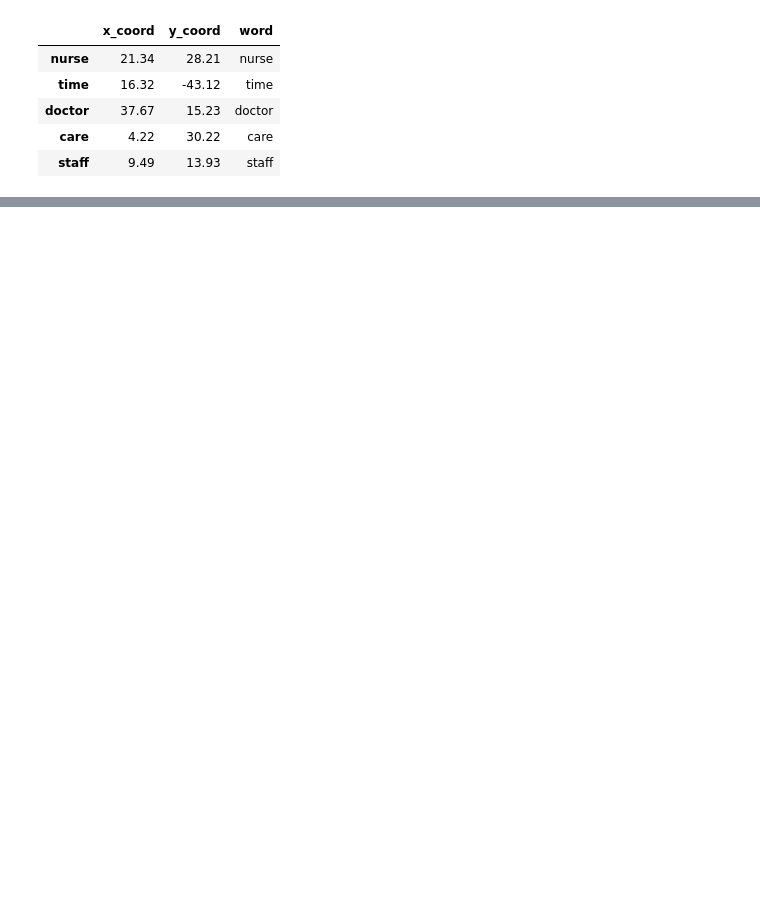
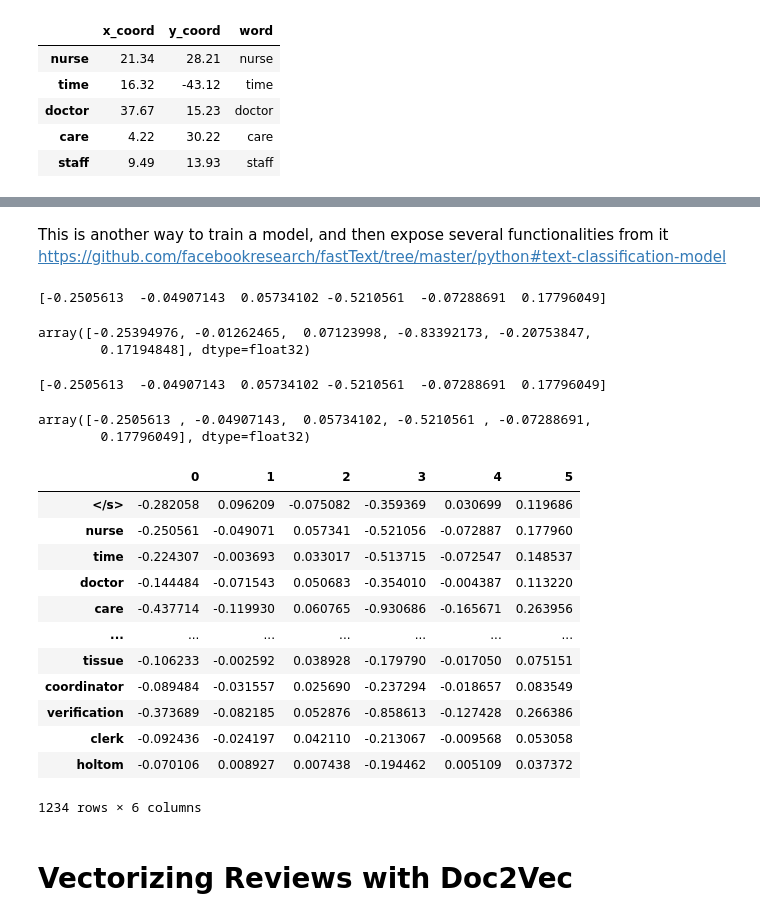
Before and after one commit to sam-cannon/Customer-NLP-Analysis, a Jupyter notebook: (2) Review_Analysis.ipynb, the cells around one changed output, grey strips where cells are left out. Drawn from its saved outputs; the diff is of its cells as text; code cells hidden in the pictures; blank space fills up the shorter version.

```diff
--- a/(2) Review_Analysis.ipynb
+++ b/(2) Review_Analysis.ipynb
@@ -496,0 +665,6 @@ show(tsne_plot);
+# %% [markdown]
+This is another way to train a model, and then expose several functionalities from it
+https://github.com/facebookresearch/fastText/tree/master/python#text-classification-model
+# %%
+import fasttext
+cbow_model = fasttext.train_unsupervised('text.txt', model = 'cbow', dim = 6, epoch = 10, minCount = 1)
@@ -496,0 +673,44 @@ show(tsne_plot);
+# %%
+print(cbow_model['nurse'])
+# %% [output]
+[-0.2505613  -0.04907143  0.05734102 -0.5210561  -0.07288691  0.17796049]
+# %%
+#get vector representation for a sentence
+cbow_model.get_sentence_vector('I loved this place it was awesome')
+# %% [output]
+array([-0.25394976, -0.01262465,  0.07123998, -0.83392173, -0.20753847,
+        0.17194848], dtype=float32)
+# %%
+print(cbow_model['nurse'])
+# %% [output]
+[-0.2505613  -0.04907143  0.05734102 -0.5210561  -0.07288691  0.17796049]
+# %%
+cbow_model.get_word_vector('nurse')
+# %% [output]
+array([-0.2505613 , -0.04907143,  0.05734102, -0.5210561 , -0.07288691,
+        0.17796049], dtype=float32)
+# %%
+#get full df with all word vectors, I can then use this with t-sne
+words = []
+for word in cbow_model.get_words():
+    words.append(cbow_model.get_word_vector(word))
+
+word_vector_df = pd.DataFrame(words, index = cbow_model.get_words())
+# %%
+word_vector_df
+# %% [output]
+|  | 0 | 1 | 2 | 3 | 4 | 5 |
+| </s> | -0.282058 | 0.096209 | -0.075082 | -0.359369 | 0.030699 | 0.119686 |
+| nurse | -0.250561 | -0.049071 | 0.057341 | -0.521056 | -0.072887 | 0.177960 |
+| time | -0.224307 | -0.003693 | 0.033017 | -0.513715 | -0.072547 | 0.148537 |
+| doctor | -0.144484 | -0.071543 | 0.050683 | -0.354010 | -0.004387 | 0.113220 |
+| care | -0.437714 | -0.119930 | 0.060765 | -0.930686 | -0.165671 | 0.263956 |
+| ... | ... | ... | ... | ... | ... | ... |
+| tissue | -0.106233 | -0.002592 | 0.038928 | -0.179790 | -0.017050 | 0.075151 |
+| coordinator | -0.089484 | -0.031557 | 0.025690 | -0.237294 | -0.018657 | 0.083549 |
+| verification | -0.373689 | -0.082185 | 0.052876 | -0.858613 | -0.127428 | 0.266386 |
+| clerk | -0.092436 | -0.024197 | 0.042110 | -0.213067 | -0.009568 | 0.053058 |
+| holtom | -0.070106 | 0.008927 | 0.007438 | -0.194462 | 0.005109 | 0.037372 |
+1234 rows × 6 columns
+# %% [markdown]
+# Vectorizing Reviews with Doc2Vec
```
Also changed, not shown: parts of 41 cells of this notebook.
